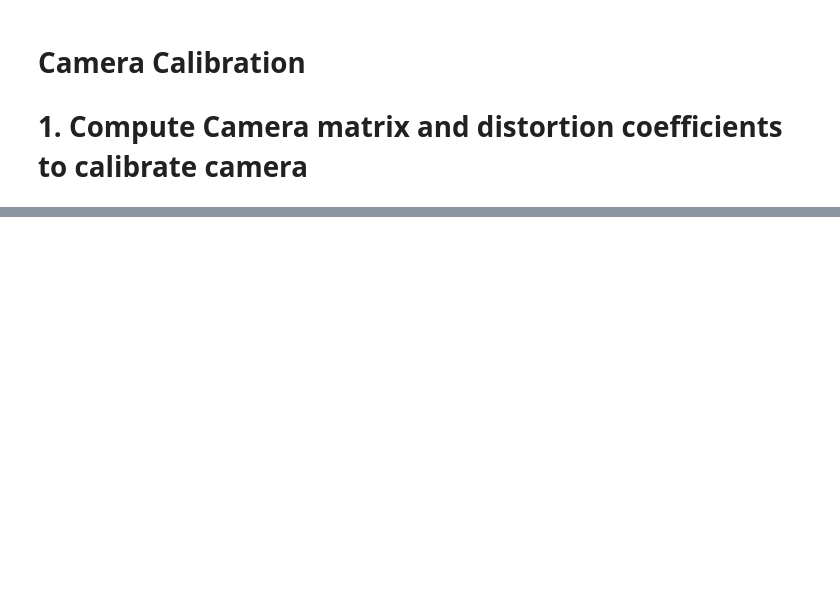
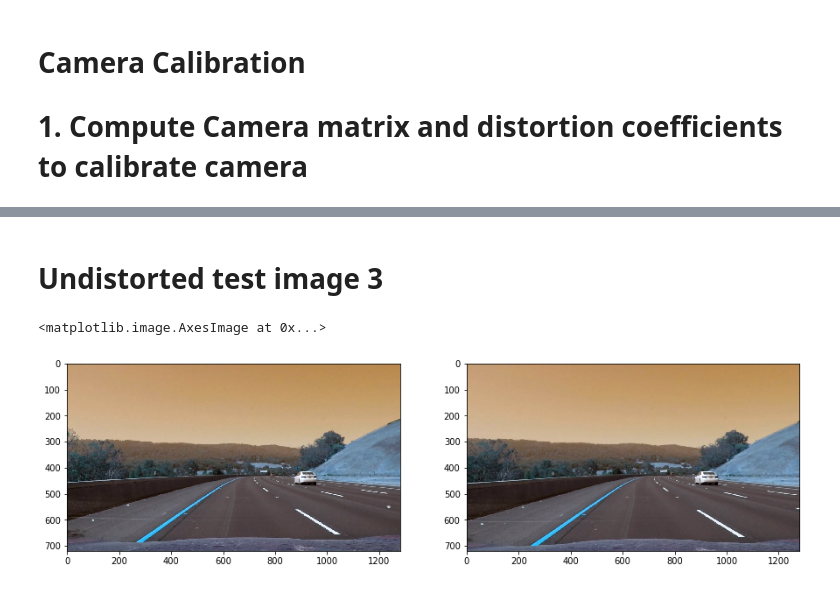
Before and after one commit to aakashkardam/Advanced_Lane_Lines_Udacity_Project_2, a Jupyter notebook: P2.ipynb, the cells around one changed output, grey strips where cells are left out. Cells and saved outputs as stored; diff of their text form; code cells hidden in the pictures; blank space fills up the shorter version.

```diff
--- a/P2.ipynb
+++ b/P2.ipynb
@@ -68,0 +121,12 @@ plt.imshow(gray_undist,cmap="gray")
+# %% [markdown]
+# Undistorted test image 3
+# %%
+# test-image-3, original on the left and undistorted on the right
+f = plt.figure(figsize=(15,10))
+ax = f.add_subplot(121)
+ax.imshow(test_image3)
+ax2 = f.add_subplot(122)
+ax2.imshow(undistorted_test_image3)
+# %% [output]
+<matplotlib.image.AxesImage at 0x...>
+[figure, added]
```
Also changed, not shown: parts of 22 cells of this notebook.
